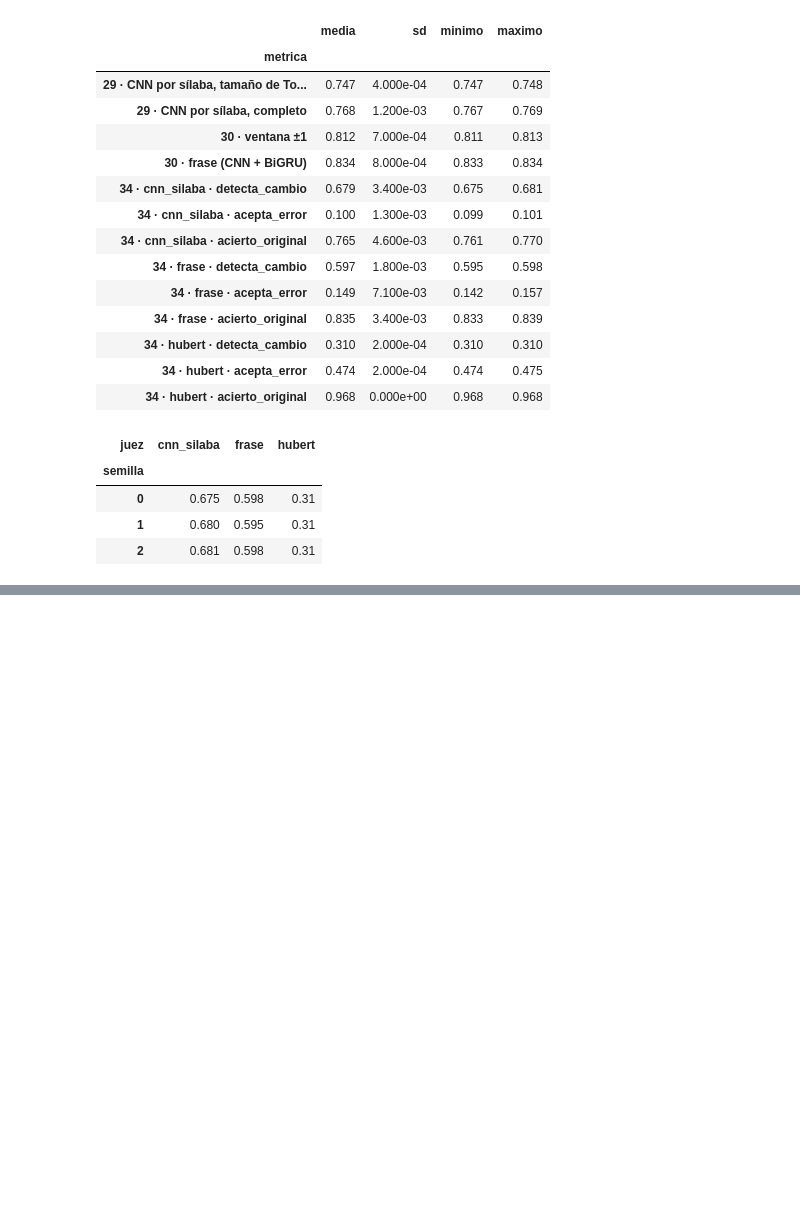
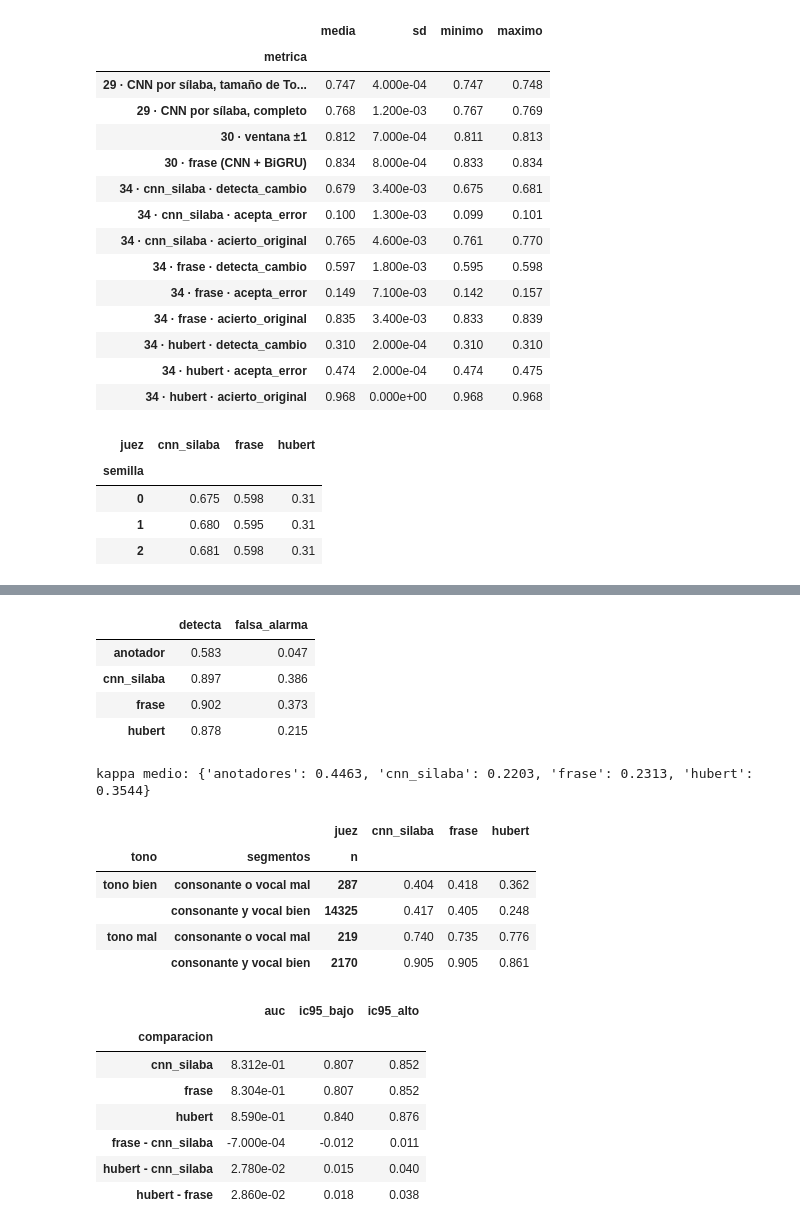
Before and after one commit to marinaxiuping/entrenador-tonos, a Jupyter notebook: notebooks/02_escalera_dominio.ipynb, the cells around one changed output, grey strips where cells are left out. Drawn from its saved outputs; the diff is of its cells as text; code cells hidden in the pictures; blank space fills up the shorter version.

```diff
--- a/notebooks/02_escalera_dominio.ipynb
+++ b/notebooks/02_escalera_dominio.ipynb
@@ -439,0 +488,28 @@ detection.pivot(index="semilla", columns="juez", values="valor")[["cnn_silaba",
+# %%
+analysis = load_json(OUT / "ompal" / "metrics_analisis.json")
+display(pd.DataFrame(analysis["techo_humano_medio"]).T)
+print("kappa medio:", analysis["kappa_medio"])
+segments = pd.DataFrame(analysis["segmentos"])
+display(segments.pivot_table(index=["tono", "segmentos", "n"], columns="juez", values="tasa"))
+pd.read_csv(OUT / "ompal" / "auc_pareada.csv").set_index("comparacion")
+# %% [output]
+|  | detecta | falsa_alarma |
+| anotador | 0.583 | 0.047 |
+| cnn_silaba | 0.897 | 0.386 |
+| frase | 0.902 | 0.373 |
+| hubert | 0.878 | 0.215 |
+kappa medio: {'anotadores': 0.4463, 'cnn_silaba': 0.2203, 'frase': 0.2313, 'hubert': 0.3544}
+|  |  | juez | cnn_silaba | frase | hubert |
+| tono | segmentos | n |  |  |  |
+| tono bien | consonante o vocal mal | 287 | 0.404 | 0.418 | 0.362 |
+|  | consonante y vocal bien | 14325 | 0.417 | 0.405 | 0.248 |
+| tono mal | consonante o vocal mal | 219 | 0.740 | 0.735 | 0.776 |
+|  | consonante y vocal bien | 2170 | 0.905 | 0.905 | 0.861 |
+|  | auc | ic95_bajo | ic95_alto |
+| comparacion |  |  |  |
+| cnn_silaba | 8.312e-01 | 0.807 | 0.852 |
+| frase | 8.304e-01 | 0.807 | 0.852 |
+| hubert | 8.590e-01 | 0.840 | 0.876 |
+| frase - cnn_silaba | -7.000e-04 | -0.012 | 0.011 |
+| hubert - cnn_silaba | 2.780e-02 | 0.015 | 0.040 |
+| hubert - frase | 2.860e-02 | 0.018 | 0.038 |
```
Also changed, not shown: parts of 20 cells of this notebook, 36 other files.
